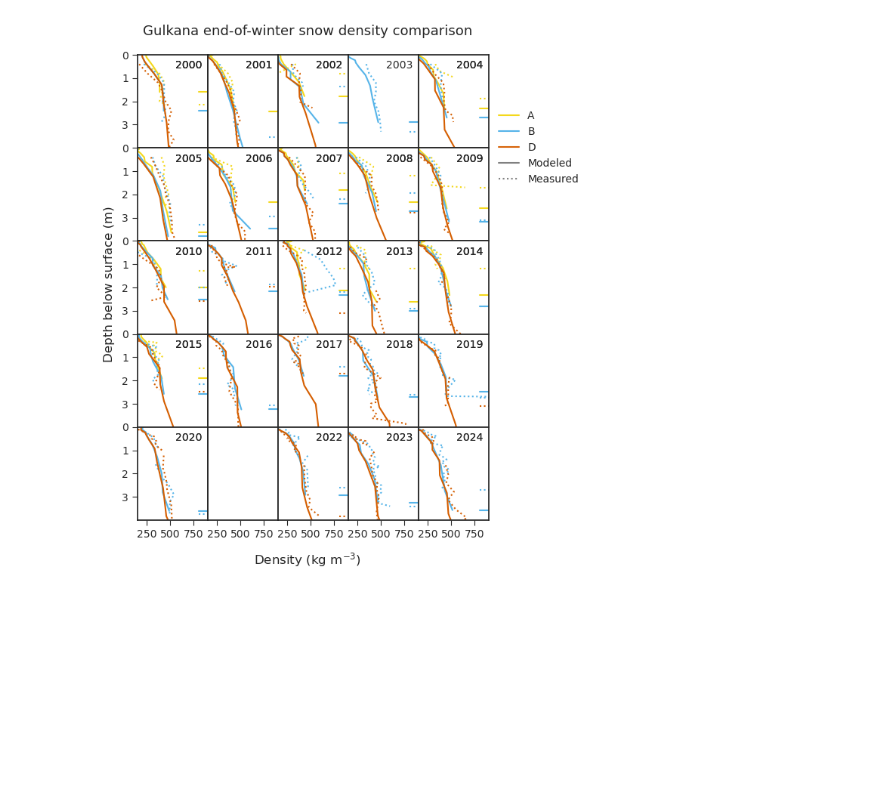
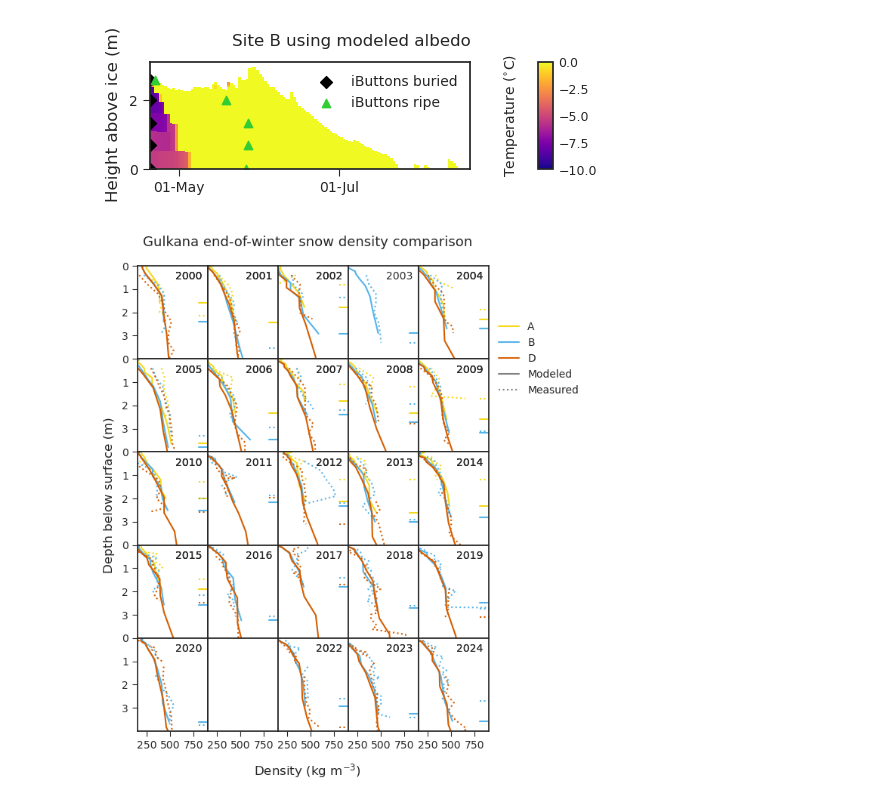
Before and after one commit to clairevwilson/PyGEM-EB, a Jupyter notebook: calibration_plotting.ipynb, the cells around one changed output. Saved outputs shown, nothing was run; the diff lists cells and outputs as text; code cells hidden in the pictures; blank space fills up the shorter version.

```diff
--- a/calibration_plotting.ipynb
+++ b/calibration_plotting.ipynb
@@ -11,3 +49,39 @@ import os
+# %%
+ripe_dict = {'AU': {10: pd.Timestamp('2024-04-21 22:45:00'), 40: pd.Timestamp('2024-04-26 05:30:00'), 80: pd.Timestamp('2024-05-01 14:30:00'), 150: pd.Timestamp('2024-04-27 14:30:00')}, 'B': {10: pd.Timestamp('2024-04-21 21:15:00'), 70: pd.Timestamp('2024-05-18 20:15:00'), 135: pd.Timestamp('2024-05-27 08:45:00'), 200: pd.Timestamp('2024-05-27 11:30:00'), 270: pd.Timestamp('2024-05-26 18:30:00')}, 'D': {10: pd.Timestamp('2024-06-01 18:00:00'), 40: pd.Timestamp('2024-06-02 14:15:00'), 80: pd.Timestamp('2024-06-02 16:45:00'), 120: pd.Timestamp('2024-06-05 14:00:00'), 150: pd.Timestamp('2024-06-05 08:45:00')}}
+dsdict['B'] = xr.open_dataset(f'../Output/EB/Gulkana_11_07_2024B_9.nc')
+for site in ['B']:
+    ripe_dates = {}
+    # ksnow = ds.attrs['k_snow']
+    if site =='D':
+        fig,ax = visualize_layers(dsdict[site],pd.date_range('2024-04-20','2024-08-20'),['layertemp'],ylim=10)
+    else:
+        fig,ax = visualize_layers(dsdict[site],pd.date_range('2024-04-20','2024-08-20'),['layertemp'])
+
+    # Scatter initial heights of iButtons
+    depths = np.array([f for f in ripe_dict[site]])
+    heights = depths[-1] - depths
+    start = np.array([pd.to_datetime('2024-04-20') for _ in range(len(heights))])
+    if site == 'D':
+        heights += 1200
+    ax.scatter(start,heights/100,color='black',marker='D',label='iButtons buried')
+
+    # Scatter ripened dates for each sensor
+    for depth in ripe_dict[site]:
+        if site != 'B':
+            height = 150 - depth
+        else:
+            height = 270 - depth
+        if site == 'D':
+            height += 1200
+        ax.scatter(ripe_dict[site][depth],height/100,marker='^',color='limegreen')
+    ax.scatter(np.nan,np.nan,marker='^',color='limegreen',label='iButtons ripe')
+    ax.legend()
+    ax.grid(False)
+    fig.suptitle(f'Site {site} using modeled albedo')
+    # plt.show()
+    plt.savefig('../Output/EB/snow_ripe_modeleda.png',dpi=180,bbox_inches='tight')
+# %% [output]
+[figure, added]
 # %%
 site_profiles = {'A':[],'B':[],'D':[]}
 for site in site_profiles:
```
Also changed, not shown: parts of 9 cells of this notebook, 6 other files.
